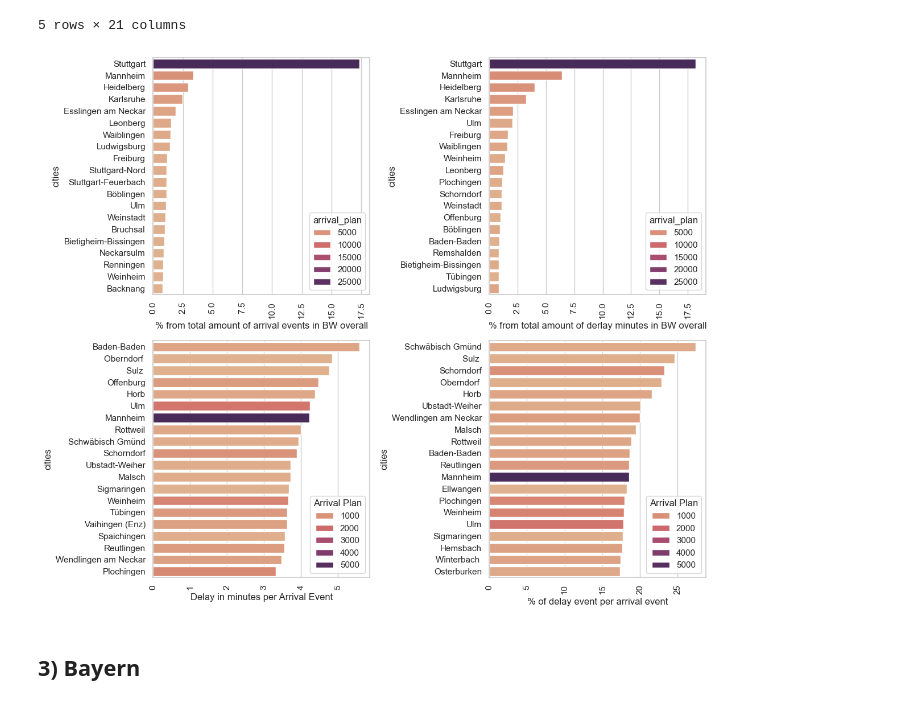
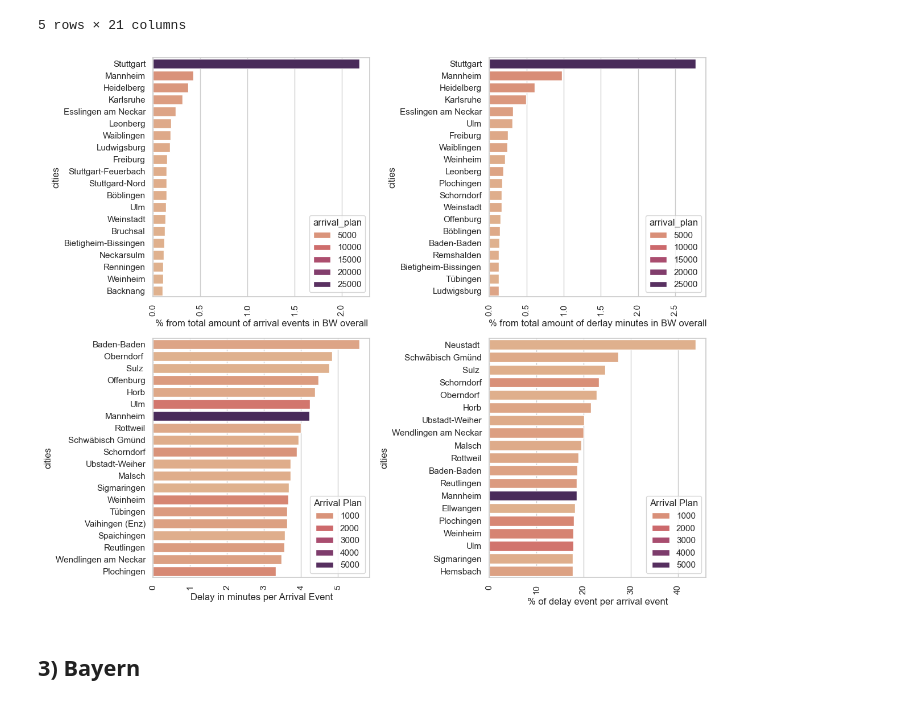
Before and after one commit to Nokkyuu/Fantastic_trains_and_when_to_find_them, a Jupyter notebook: EDA/eda_general_data.ipynb, the cells around one changed output. Drawn from its saved outputs; the diff is of its cells as text; code cells hidden in the pictures.

Commit message:
Shortened Code for States

```diff
--- a/EDA/eda_general_data.ipynb
+++ b/EDA/eda_general_data.ipynb
@@ -422,3 +422,22 @@ NRW; BW, Bayern and Hessen have the highest ratio of delay time to arrival event
 # %% [markdown]
 # Details for the most important States
 ### NRW, BW, Bayern, Hessen
+# %%
+df_city_sum = df.groupby(["city", "state"], as_index=False).sum("arrival_delay_m")
+df_city_count = df.groupby(["city", "state"], as_index=False).count()
+df_city_count_delay2 = df[df["departure_delay_check"] == "delay"].groupby(["city", "state"], as_index=False).count()
+df_city_count_delay = df[df["arrival_delay_check"] == "delay"].groupby(["city", "state"], as_index=False).count()
+# %%
+df_city = pd.merge(df_city_sum, df_city_count[["city","arrival_plan","departure_plan"]], how='left', on="city", suffixes=('', '_count'))
+df_city = pd.merge(df_city, df_city_count_delay[["city","arrival_delay_check"]], how='left', on="city", suffixes=('', '_count'))
+df_city = pd.merge(df_city, df_city_count_delay2[["city","departure_delay_check"]], how='left', on="city", suffixes=('', '_count'))
+# %%
+df_city["arrival_plan%"] = (df_city["arrival_plan"] / df_city["arrival_plan"].sum()) * 100
+df_city["arr_delay_amount_%"] = (df_city["arrival_delay_m"] / df_city["arrival_delay_m"].sum()) * 100
+df_city["delay/arrival"] = (df_city["arrival_delay_m"] / df_city["arrival_plan"])
+df_city["delay_cnt/arrival"] = (df_city["arrival_delay_check"] / df_city["arrival_plan"]) *100
+
+df_city["departure_plan%"] = (df_city["departure_plan"] / df_city["departure_plan"].sum()) * 100
+df_city["dep_delay_amount_%"] = (df_city["departure_delay_m"] / df_city["departure_delay_m"].sum()) * 100
+df_city["delay/departure"] = (df_city["departure_delay_m"] / df_city["departure_plan"])
+df_city["delay_cnt/departure"] = (df_city["departure_delay_check"] / df_city["departure_plan"]) *100
@@ -425,6 +460,6 @@ NRW; BW, Bayern and Hessen have the highest ratio of delay time to arrival event
 # %%
-# Creating df for the single states
-df_nrw = df[df["state"] == "Nordrhein-Westfalen"]
-df_bw = df[df["state"] == "Baden-Württemberg"]
-df_bay = df[df["state"] == "Bayern"]
-df_hes = df[df["state"] == "Hessen"]
+# Creating df_city for the single states
+df_nrw = df_city[df_city["state"] == "Nordrhein-Westfalen"]
+df_bw = df_city[df_city["state"] == "Baden-Württemberg"]
+df_bay = df_city[df_city["state"] == "Bayern"]
+df_hes = df_city[df_city["state"] == "Hessen"]
@@ -648,43 +541,43 @@ fig, axes = plt.subplots(2, 2, figsize=(12, 10))  # 1 row, 3 columns, each plot
 sns.set_theme(style="whitegrid")
 
 # First bar plot
-sns.barplot(data=df_bw_city.sort_values(by="arrival_plan%", ascending=False).head(20), x="arrival_plan%", y="city",
+sns.barplot(data=df_bw.sort_values(by="arrival_plan%", ascending=False).head(20), x="arrival_plan%", y="city",
             palette="flare", hue="arrival_plan", orient="h", ax=axes[0,0])
 axes[0,0].set_xlabel("% from total amount of arrival events in BW overall")
 axes[0,0].set_ylabel("cities")
 axes[0,0].tick_params(axis='x', rotation=90)
 axes[0,0].legend(title="arrival_plan")
 
 # Second bar plot
-sns.barplot(data=df_bw_city.sort_values(by="arr_delay_amount_%", ascending=False).head(20), x="arr_delay_amount_%", y="city",
+sns.barplot(data=df_bw.sort_values(by="arr_delay_amount_%", ascending=False).head(20), x="arr_delay_amount_%", y="city",
             palette="flare", hue="arrival_plan", orient="h", ax=axes[0,1])
 axes[0,1].set_xlabel("% from total amount of derlay minutes in BW overall")
 axes[0,1].set_ylabel("cities")
 axes[0,1].tick_params(axis='x', rotation=90)
 axes[0,1].legend(title="arrival_plan")
 
 # Third bar plot
-sns.barplot(data=df_bw_city.sort_values(by="delay/arrival", ascending=False).head(20), y="city", x="delay/arrival",
+sns.barplot(data=df_bw.sort_values(by="delay/arrival", ascending=False).head(20), y="city", x="delay/arrival",
             palette="flare", orient="h", hue="arrival_plan", ax=axes[1,0])
 axes[1,0].set_xlabel("Delay in minutes per Arrival Event")
 axes[1,0].set_ylabel("cities")
 axes[1,0].tick_params(axis='x', rotation=90)
 axes[1,0].legend(title="Arrival Plan")
 
-sns.barplot(data=df_bw_city.sort_values(by="delay_cnt/arrival", ascending=False).head(20), y="city", x="delay_cnt/arrival",
+sns.barplot(data=df_bw.sort_values(by="delay_cnt/arrival", ascending=False).head(20), y="city", x="delay_cnt/arrival",
             palette="flare", orient="h", hue="arrival_plan", ax=axes[1,1])
 axes[1,1].set_xlabel("% of delay event per arrival event")
 axes[1,1].set_ylabel("cities")
 axes[1,1].tick_params(axis='x', rotation=90)
 axes[1,1].legend(title="Arrival Plan")
 
 # Adjust layout
 plt.tight_layout()
 
 # Display the plots
 plt.show()
 # %% [output]
-[figure, old version]
+[figure, new version]
 # %% [markdown]
 ## 3) Bayern
 # %%
```
Also changed, not shown: parts of 15 cells of this notebook.
